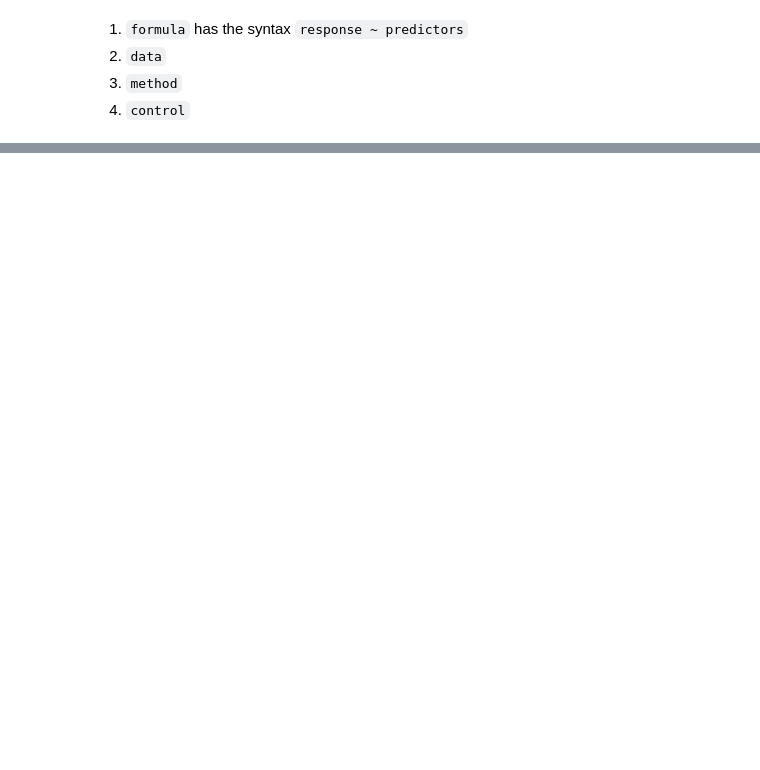
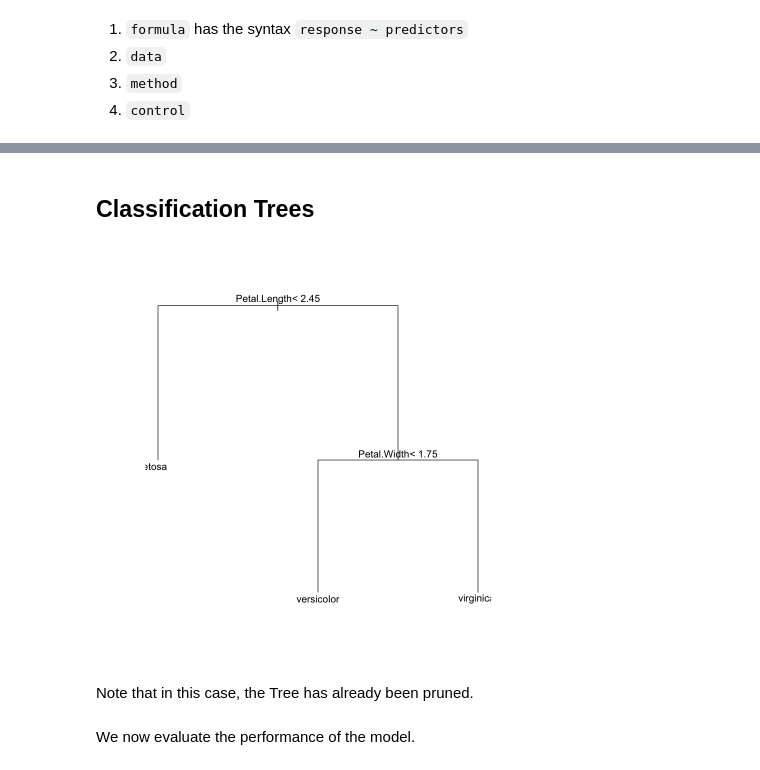
Before and after one commit to hua0-richard/jupyter-notes, a Jupyter notebook: cart.ipynb, the cells around one changed output, grey strips where cells are left out. Drawn from its saved outputs; the diff is of its cells as text; code cells hidden in the pictures; blank space fills up the shorter version.

```diff
--- a/cart.ipynb
+++ b/cart.ipynb
@@ -36,0 +114,16 @@ ERROR: Error in rpart(formula, data, method, control): could not find function "
+# %% [markdown]
+## Classification Trees
+# %%
+trainIndex <- createDataPartition(iris$Species, p = 0.7, list = FALSE)
+trainData <- iris[trainIndex, ]
+testData <- iris[-trainIndex, ]
+ct_model <- rpart(Species ~ ., data = trainData, method="class")
+
+plot(ct_model)
+text(ct_model)
+# %% [output]
+[figure, added]
+# %% [markdown]
+Note that in this case, the Tree has already been pruned.
+# %% [markdown]
+We now evaluate the performance of the model.
```
Also changed, not shown: parts of 34 cells of this notebook, 1 other file.
